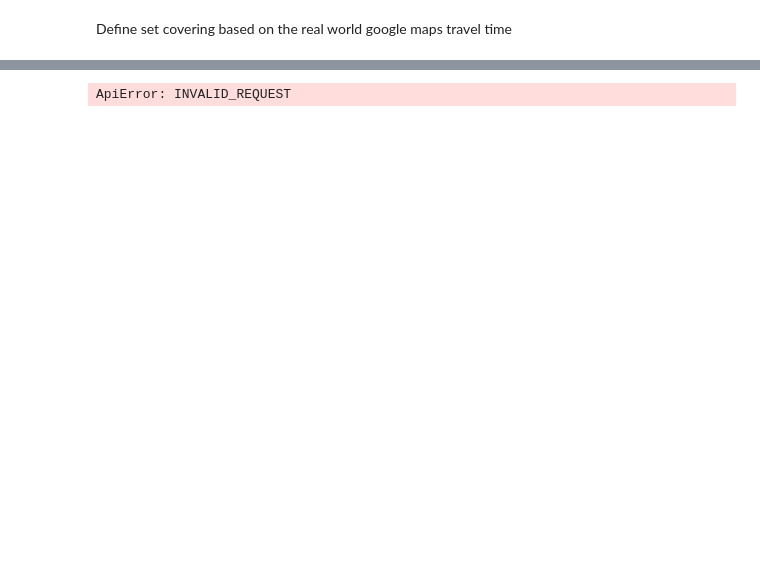
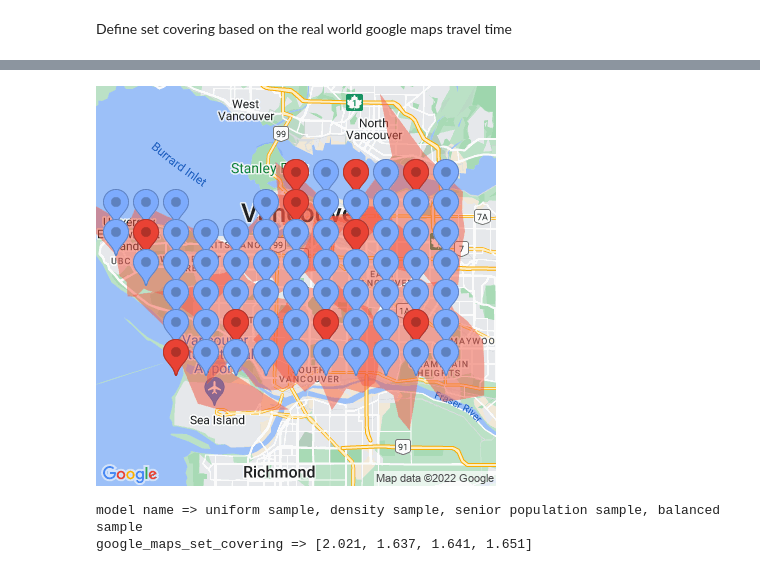
Before and after one commit to rctcwyvrn/math441-project, a Jupyter notebook: maps_model.ipynb, the cells around one changed output, grey strips where cells are left out. Saved outputs shown, nothing was run; the diff lists cells and outputs as text; code cells hidden in the pictures; blank space fills up the shorter version.

```diff
--- a/maps_model.ipynb
+++ b/maps_model.ipynb
@@ -75,4 +79,16 @@ utils.display_solution(test_problem_center, test_problem_points, solution, show_
 # %%
-utils.display_solution(test_problem_center, test_problem_points, solution, show_coverage=True)
+utils.display_solution(test_problem_center, test_problem_points, solution, show_problem_points=True,show_coverage=True)
 # %% [output]
-ApiError: INVALID_REQUEST
+[figure, added]
+# %%
+hospitals = [test_problem_points[i] for i in solution]
+uniform_eval = utils.uniform_random_evaluate_solution(hospitals)
+population_eval = utils.population_sample_evaluate_solution(hospitals)
+senior_eval = utils.senior_population_sample_evaluate_solution(hospitals)
+balanced_eval = utils.balanced_sample_evaluate_solution(hospitals)
+results = (uniform_eval, population_eval, senior_eval, balanced_eval)
+print(f"model name => uniform sample, density sample, senior population sample, balanced sample")
+print(f"google_maps_set_covering => {[round(r[0],3) for r in results]}")
+# %% [output]
+model name => uniform sample, density sample, senior population sample, balanced sample
+google_maps_set_covering => [2.021, 1.637, 1.641, 1.651]
```
Also changed, not shown: parts of 8 cells of this notebook, 6 other files.
